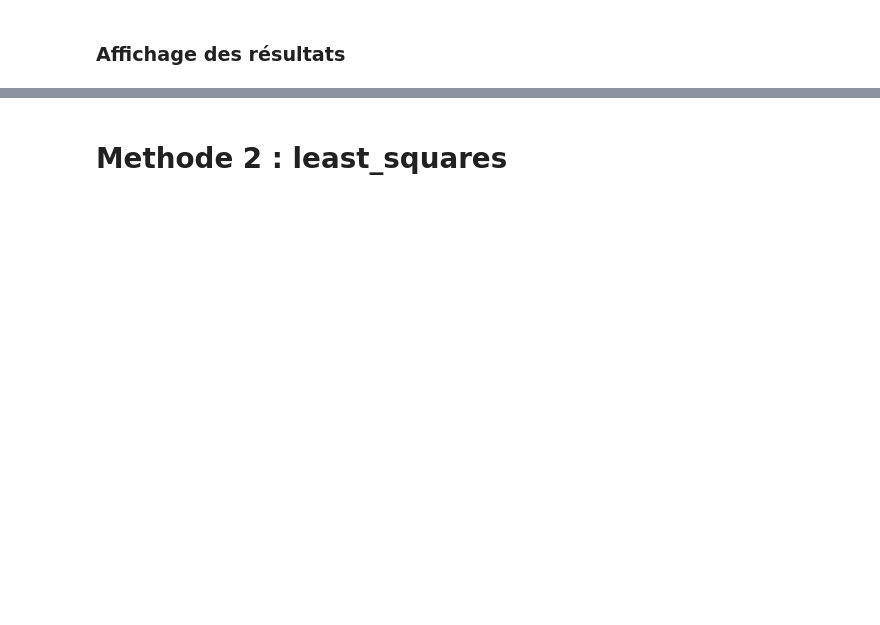
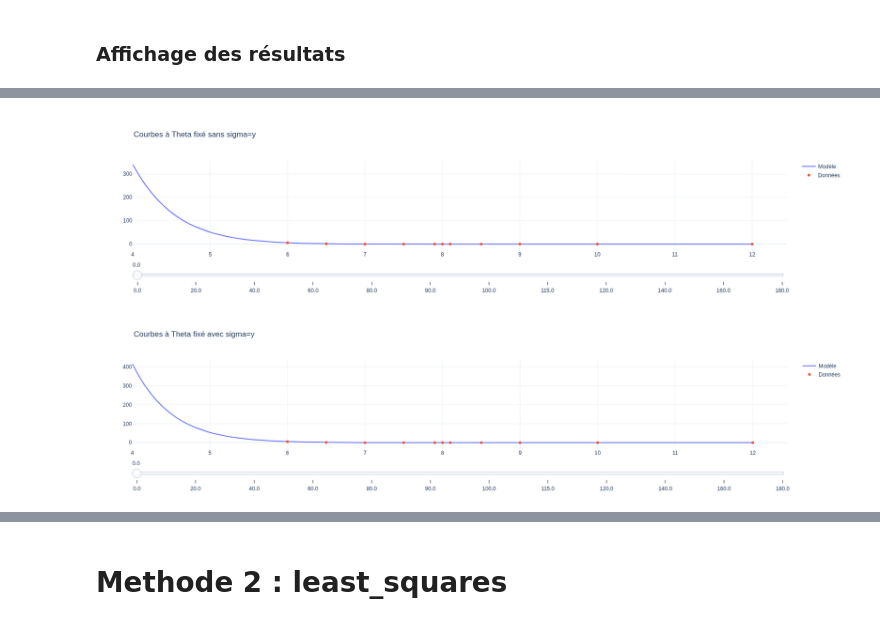
Before and after one commit to Amynek/Stage-M1, a Jupyter notebook: He-HCN.ipynb, the cells around one changed output, grey strips where cells are left out. Cells and saved outputs as stored; diff of their text form; code cells hidden in the pictures; blank space fills up the shorter version.

```diff
--- a/He-HCN.ipynb
+++ b/He-HCN.ipynb
@@ -301,9 +352,9 @@ plot_interactif(V_opt, params_opt_cf_sigma, R_vals, x, He,
 Theta_vals = np.array([0., 20., 40., 60., 80., 90., 100., 115., 120., 140., 160., 180.])
 x_R = np.linspace(4, 12, 100)
 plot_interactif(V_opt, params_opt_cf, Theta_vals, x_R, He,
-                fixed_col="Theta", x_col="R", y_col="Energy",
+                fixed_col="Theta", x_col="R", y_col="Energy_mEh",
                 title="Courbes à Theta fixé sans sigma=y",fixed_first=False)
 plot_interactif(V_opt, params_opt_cf_sigma, Theta_vals, x_R, He,
-                fixed_col="Theta", x_col="R", y_col="Energy",
+                fixed_col="Theta", x_col="R", y_col="Energy_mEh",
                 title="Courbes à Theta fixé avec sigma=y",fixed_first=False)
 # %% [output]
@@ -312,3 +361,5 @@ plot_interactif(V_opt, params_opt_cf_sigma, Theta_vals, x_R, He,
+[figure, added]
+[figure, added]
 # %%
 # Definition des axes
 theta_grid = np.linspace(0, 180, 250)
```
Also changed, not shown: parts of 20 cells of this notebook, 4 other files.
